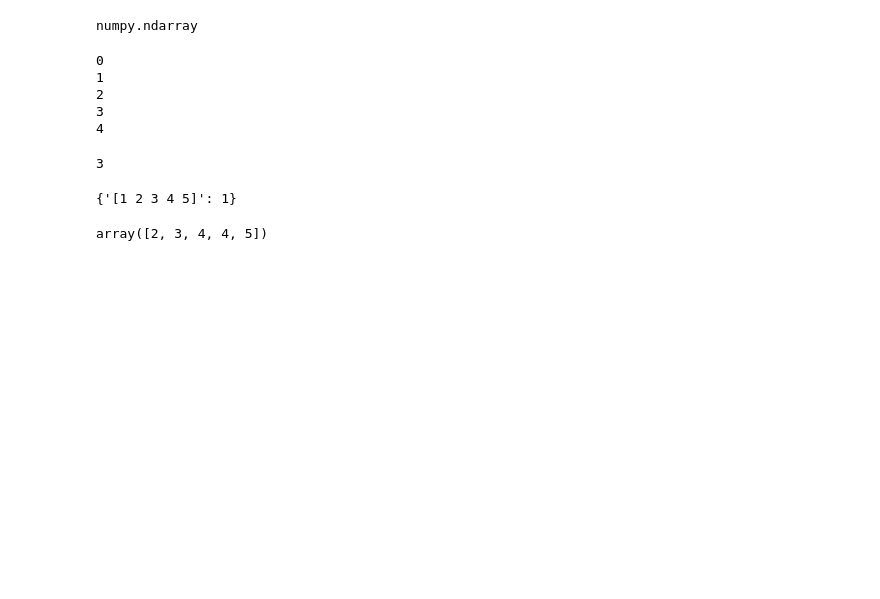
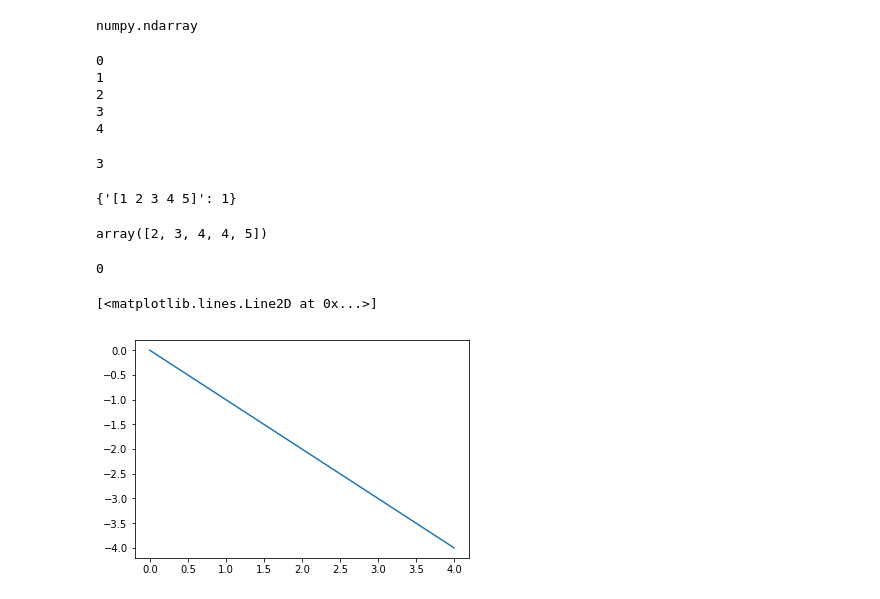
Before and after one commit to ChihChiu29/deep_learning, a Jupyter notebook: notebook/playground/unamed.ipynb, the cells around one changed output. Cells and saved outputs as stored; diff of their text form; code cells hidden in the pictures; blank space fills up the shorter version.

```diff
--- a/notebook/playground/unamed.ipynb
+++ b/notebook/playground/unamed.ipynb
@@ -236,3 +236,17 @@ a[:3] = b
 a
 # %% [output]
 array([2, 3, 4, 4, 5])
+# %%
+5 % 5
+# %% [output]
+0
+# %%
+x = np.array(range(5))
+y = np.array(range(5))
+# %%
+plt.plot(x, y)
+plt.clf()
+plt.plot(x, -y)
+# %% [output]
+[<matplotlib.lines.Line2D at 0x...>]
+[figure, added]
```
Also changed, not shown: 3 other files.
